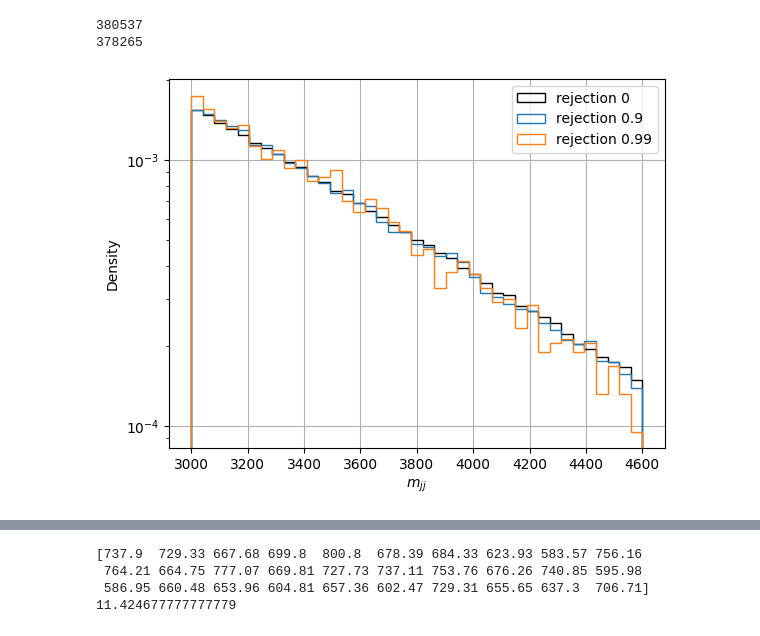
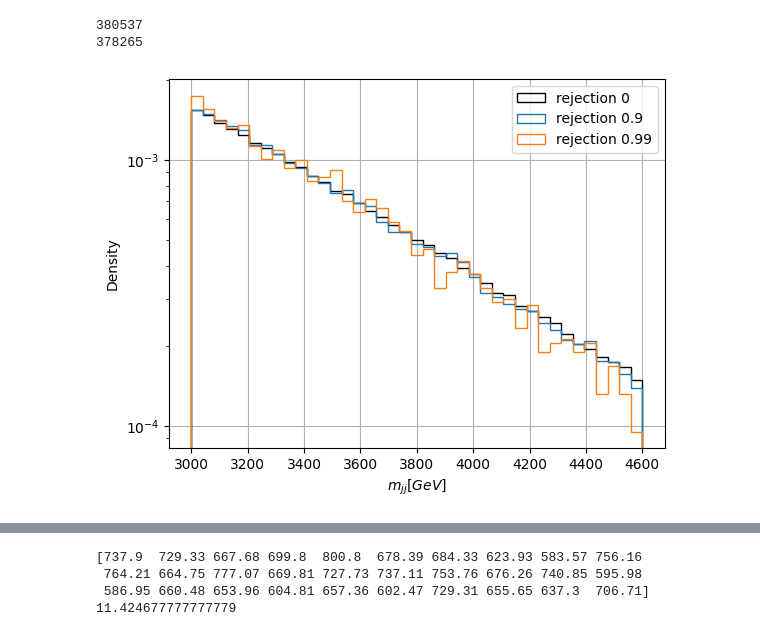
Before and after one commit to IvanOleksiyuk/transit-hep, a Jupyter notebook: twinturbo/scripts/final_plotsML4J.ipynb, the cells around one changed output, grey strips where cells are left out. Cells and saved outputs as stored; diff of their text form; code cells hidden in the pictures.

```diff
--- a/twinturbo/scripts/final_plotsML4J.ipynb
+++ b/twinturbo/scripts/final_plotsML4J.ipynb
@@ -53,26 +53,26 @@ print(len(bkg))
 # %%
 rej_cuts = [0, 0.9, 0.99]
 scores = pd.concat([bkg["preds"], extra_bkg["preds"]])
 masses = pd.concat([bkg["m_jj"], extra_bkg["m_jj"]])
 sorted_indices = np.argsort(scores)[::-1]
 sorted_masses = np.array(masses)[sorted_indices]
 sorted_scores = np.array(scores)[sorted_indices]
 for i, rej_cut in enumerate(rej_cuts):
     cut_index = -int(len(sorted_scores) * rej_cut)
     if rej_cut == 0:
         plt.hist(sorted_masses, bins=bins_mass_sculpting, label=f"rejection {rej_cut}", histtype='step', density=True, color="black")
     else:
         plt.hist(sorted_masses[:cut_index], bins=bins_mass_sculpting, label=f"rejection {rej_cut}", histtype='step', density=True)
 plt.yscale("log")
 plt.legend()
 plt.grid()
 #plt.axvline(3000, color="grey", linestyle="--")
 #plt.axvline(4600, color="grey", linestyle="--")
-plt.xlabel("$m_{jj}$")
+plt.xlabel("$m_{jj} [GeV]$")
 plt.ylabel("Density")
 plt.savefig(save_folder+"mass_sculpting_latent.png", bbox_inches='tight', dpi=300)
 # %% [output]
-[figure, old version]
+[figure, new version]
 # %%
 file_path = somerun + f"cwola/window_3100_3300__3700_3900/dope_{dope}/standard/seed_0/cwola_outputs.h5"
 data = {}
```
Also changed, not shown: parts of 6 cells of this notebook, 37 other files.
